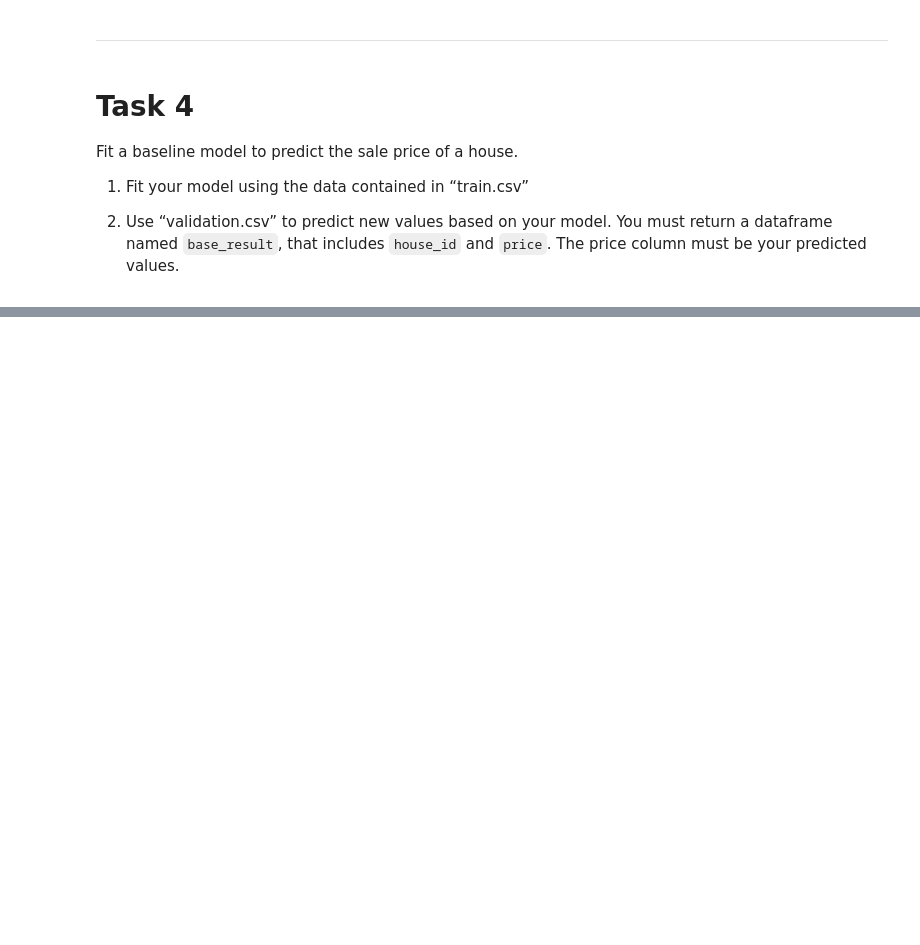
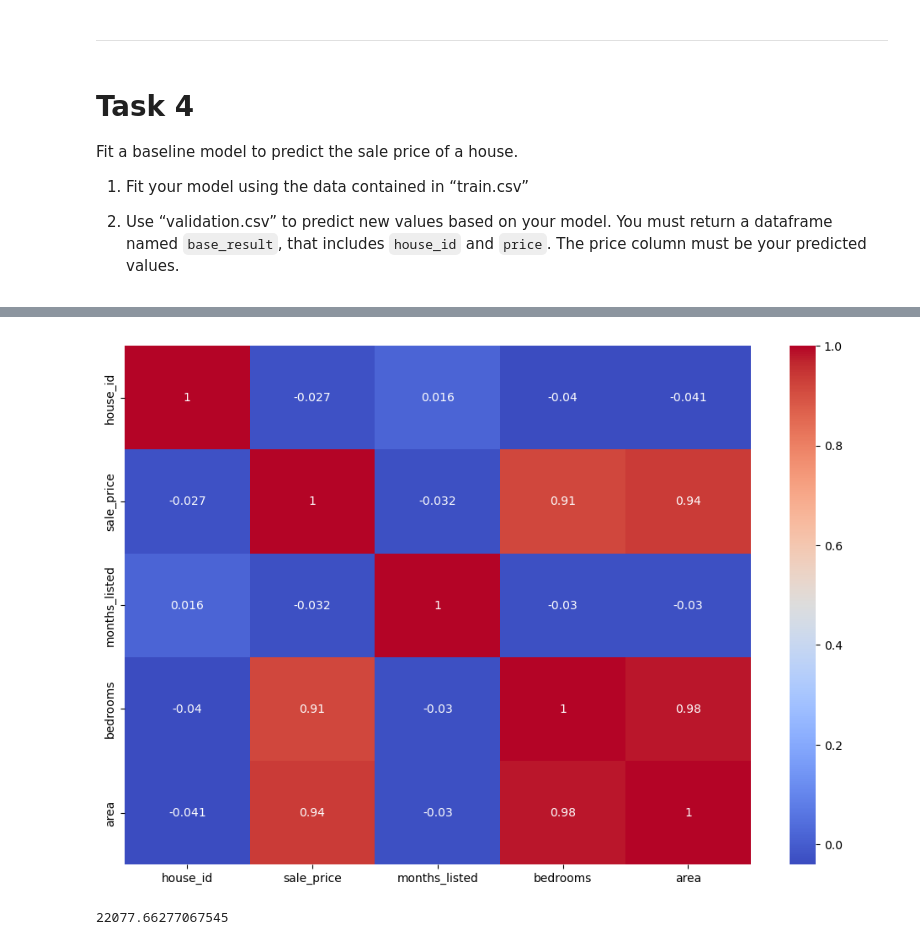
Before and after one commit to QuintoFelipe/Curso_Fundamentos, a Jupyter notebook: Trabajo final/Trabajo_final.ipynb, the cells around one changed output, grey strips where cells are left out. Cells and saved outputs as stored; diff of their text form; code cells hidden in the pictures; blank space fills up the shorter version.

```diff
--- a/Trabajo final/Trabajo_final.ipynb
+++ b/Trabajo final/Trabajo_final.ipynb
@@ -438,0 +304,69 @@ rmse
+# %%
+import seaborn as sns
+import matplotlib.pyplot as plt
+
+# Select only numeric columns
+numeric_data = clean_data.select_dtypes(include=[float, int])
+
+# Correlation matrix
+correlation_matrix = numeric_data.corr()
+
+# Plotting the heatmap
+plt.figure(figsize=(12, 8))
+sns.heatmap(correlation_matrix, annot=True, cmap='coolwarm')
+plt.show()
+# %% [output]
+[figure, added]
+# %%
+from sklearn.model_selection import train_test_split
+from sklearn.preprocessing import OneHotEncoder
+from sklearn.compose import ColumnTransformer
+from sklearn.pipeline import Pipeline
+from sklearn.impute import SimpleImputer
+from sklearn.linear_model import LinearRegression
+from sklearn.metrics import mean_squared_error
+import numpy as np
+
+# Define numeric and categorical features
+numeric_features = ['area', 'bedrooms', 'months_listed']
+categorical_features = ['city', 'house_type']
+
+# Define preprocessing for numeric features (simple imputation)
+numeric_transformer = SimpleImputer(strategy='median')
+
+# Define preprocessing for categorical features (simple imputation + one-hot encoding)
+categorical_transformer = Pipeline(steps=[
+    ('imputer', SimpleImputer(strategy='constant', fill_value='missing')),
+    ('onehot', OneHotEncoder(handle_unknown='ignore'))
+])
+
+# Combine preprocessing steps
+preprocessor = ColumnTransformer(
+    transformers=[
+        ('num', numeric_transformer, numeric_features),
+        ('cat', categorical_transformer, categorical_features)
+    ])
+
+# Define the model
+model = Pipeline(steps=[
+    ('preprocessor', preprocessor),
+    ('regressor', LinearRegression())
+])
+
+# Prepare the data
+X = clean_data.drop(columns=['sale_price', 'house_id', 'sale_date'])
+y = clean_data['sale_price']
+
+# Split the data into training and testing sets for evaluation
+X_train, X_test, y_train, y_test = train_test_split(X, y, test_size=0.2, random_state=42)
+
+# Train the model
+model.fit(X_train, y_train)
+
+# Predict and evaluate the model
+y_pred = model.predict(X_test)
+rmse = np.sqrt(mean_squared_error(y_test, y_pred))
+
+rmse
+# %% [output]
+22077.66277067545
```
Also changed, not shown: parts of 12 cells of this notebook.
